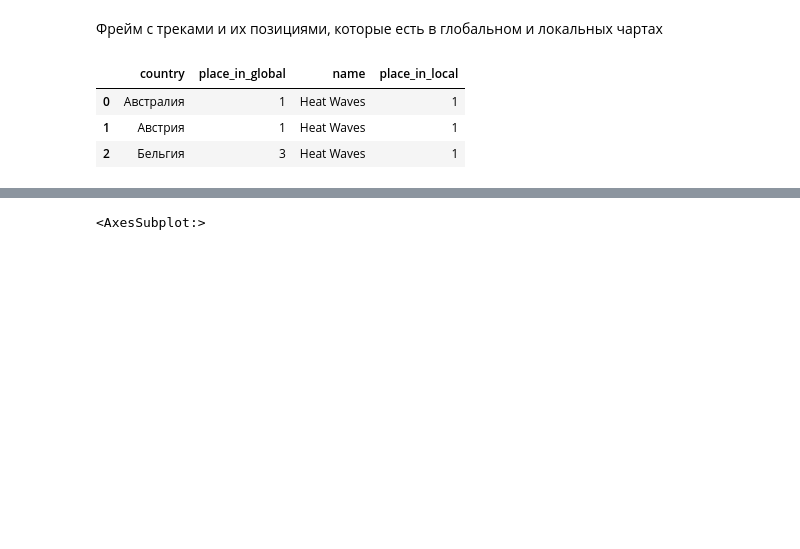
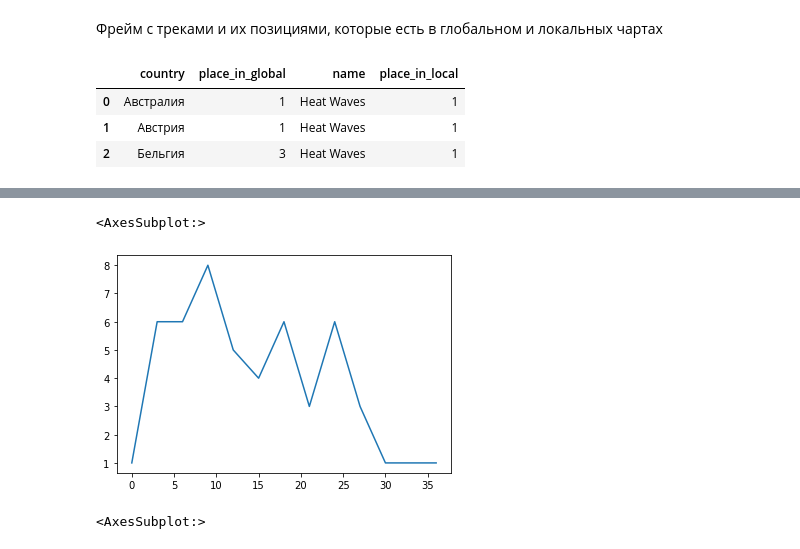
Before and after one commit to Kronars/Another_Spotify_chart_analysis, a Jupyter notebook: analisys.ipynb, the cells around one changed output, grey strips where cells are left out. Drawn from its saved outputs; the diff is of its cells as text; code cells hidden in the pictures; blank space fills up the shorter version.

```diff
--- a/analisys.ipynb
+++ b/analisys.ipynb
@@ -97,3 +112,8 @@ result
+# %%
+result.amount.apply(lambda x: 3 * round(x/3)).value_counts().sort_index().plot()
+# %% [output]
+<AxesSubplot:>
+[figure, added]
 # %%
 result.amount.value_counts().sort_index().plot()
 # %% [output]
```
Also changed, not shown: parts of 6 cells of this notebook, 1 other file.
